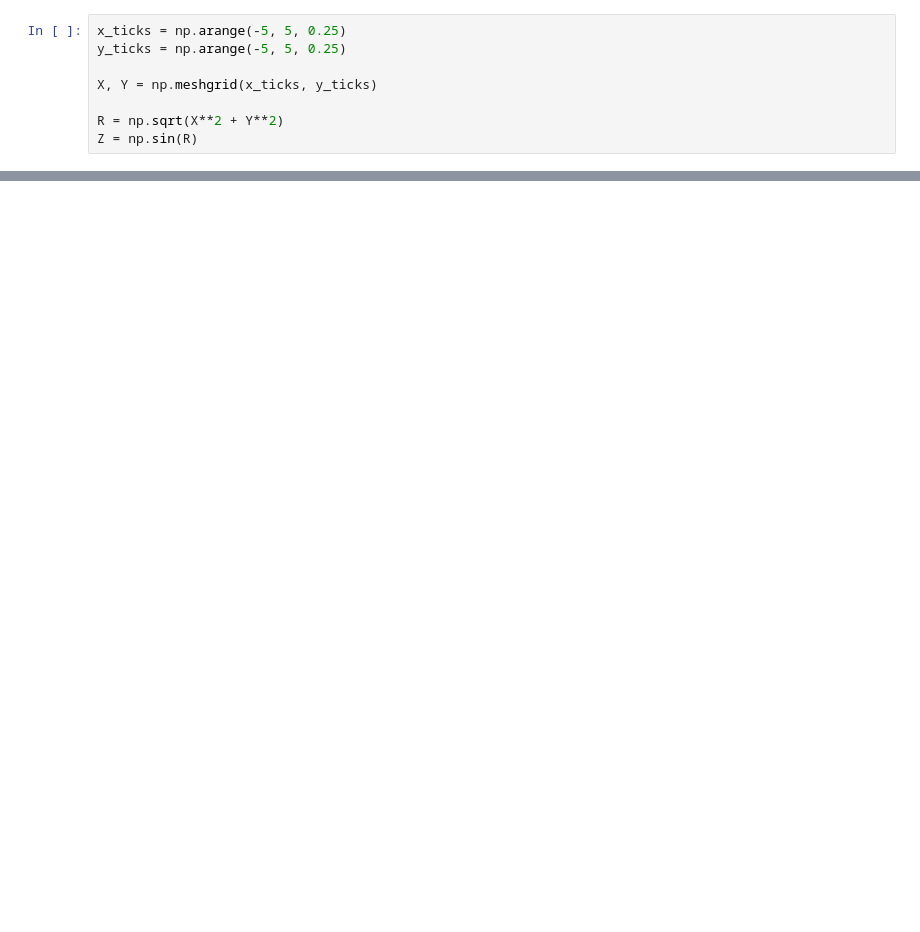
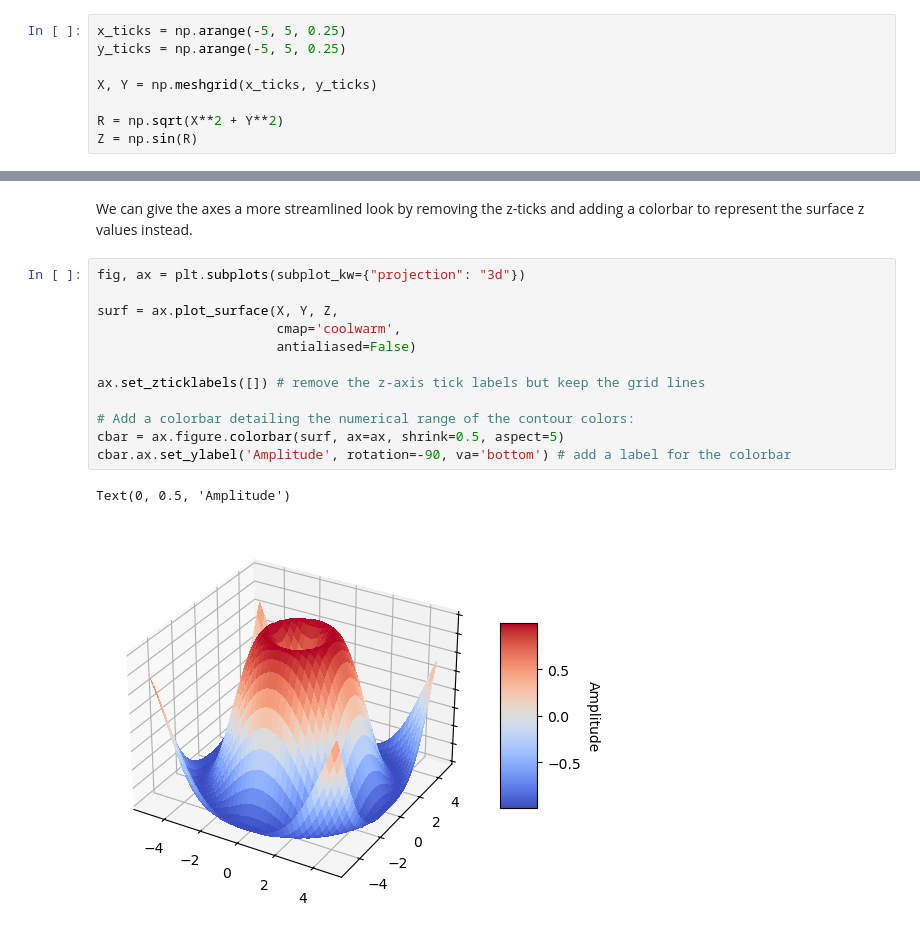
Before and after one commit to jkantorow/nucommlab-datavis-workshop, a Jupyter notebook: day-2/b_3d_surface_contour.ipynb, the cells around one changed output, grey strips where cells are left out. Saved outputs shown, nothing was run; the diff lists cells and outputs as text; blank space fills up the shorter version.

```diff
--- a/day-2/b_3d_surface_contour.ipynb
+++ b/day-2/b_3d_surface_contour.ipynb
@@ -91,0 +52,17 @@ fig.colorbar(surf_2, shrink=0.5, aspect=5)
+# %% [markdown]
+We can give the axes a more streamlined look by removing the z-ticks and adding a colorbar to represent the surface z values instead.
+# %%
+fig, ax = plt.subplots(subplot_kw={"projection": "3d"})
+
+surf = ax.plot_surface(X, Y, Z,
+                       cmap='coolwarm',
+                       antialiased=False)
+
+ax.set_zticklabels([]) # remove the z-axis tick labels but keep the grid lines
+
+# Add a colorbar detailing the numerical range of the contour colors:
+cbar = ax.figure.colorbar(surf, ax=ax, shrink=0.5, aspect=5)
+cbar.ax.set_ylabel('Amplitude', rotation=-90, va='bottom') # add a label for the colorbar
+# %% [output]
+Text(0, 0.5, 'Amplitude')
+[figure, added]
```
Also changed, not shown: parts of 18 cells of this notebook.
